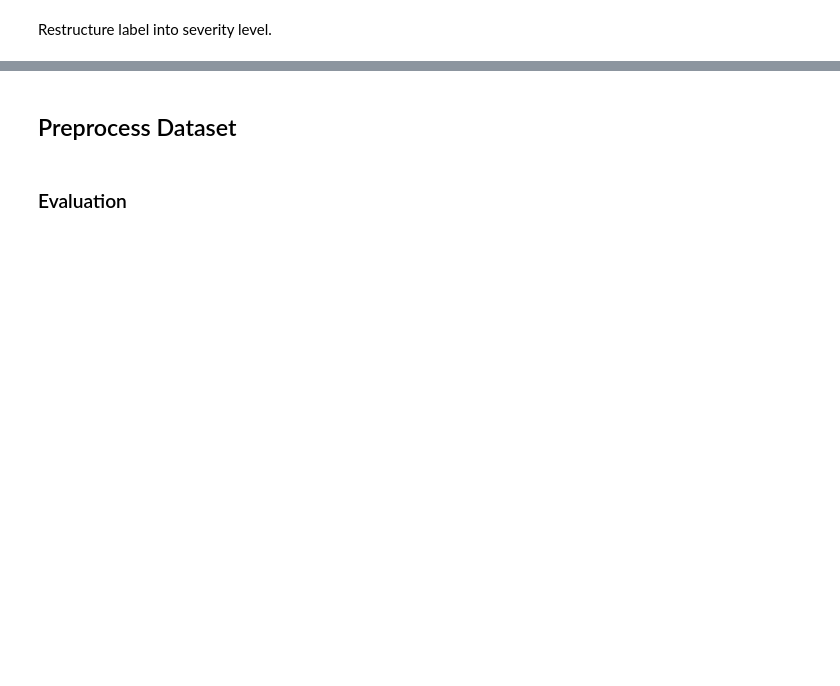
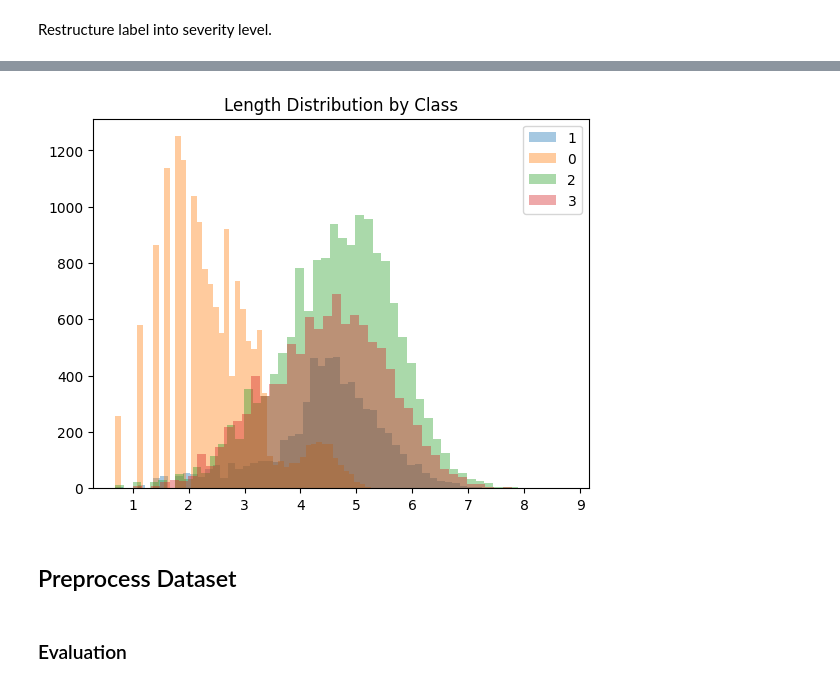
Before and after one commit to qiuzihao88/DSA4262, a Jupyter notebook: project.ipynb, the cells around one changed output, grey strips where cells are left out. Drawn from its saved outputs; the diff is of its cells as text; code cells hidden in the pictures; blank space fills up the shorter version.

```diff
--- a/project.ipynb
+++ b/project.ipynb
@@ -59,3 +51,7 @@ df.head()
 | 2 | 2 | All wrong, back off dear, forward... | 1 |
 | 3 | 3 | I've shifted my focus to somethin... | 1 |
 | 4 | 4 | I'm restless and restless, it's b... | 1 |
+# %%
+df['word_len'] = df['text'].str.split().str.len()
+
+df['word_len'].describe()
@@ -62,2 +77,12 @@ df.head()
+# %%
+for label in df['severity'].unique():
+    subset = df[df['severity'] == label]
+    plt.hist(np.log1p(subset['word_len']), bins=50, alpha=0.4, label=label)
+
+plt.legend()
+plt.title('Length Distribution by Class')
+plt.show()
+# %% [output]
+[figure, added]
 # %% [markdown]
 ## Preprocess Dataset
```
Also changed, not shown: parts of 22 cells of this notebook.
